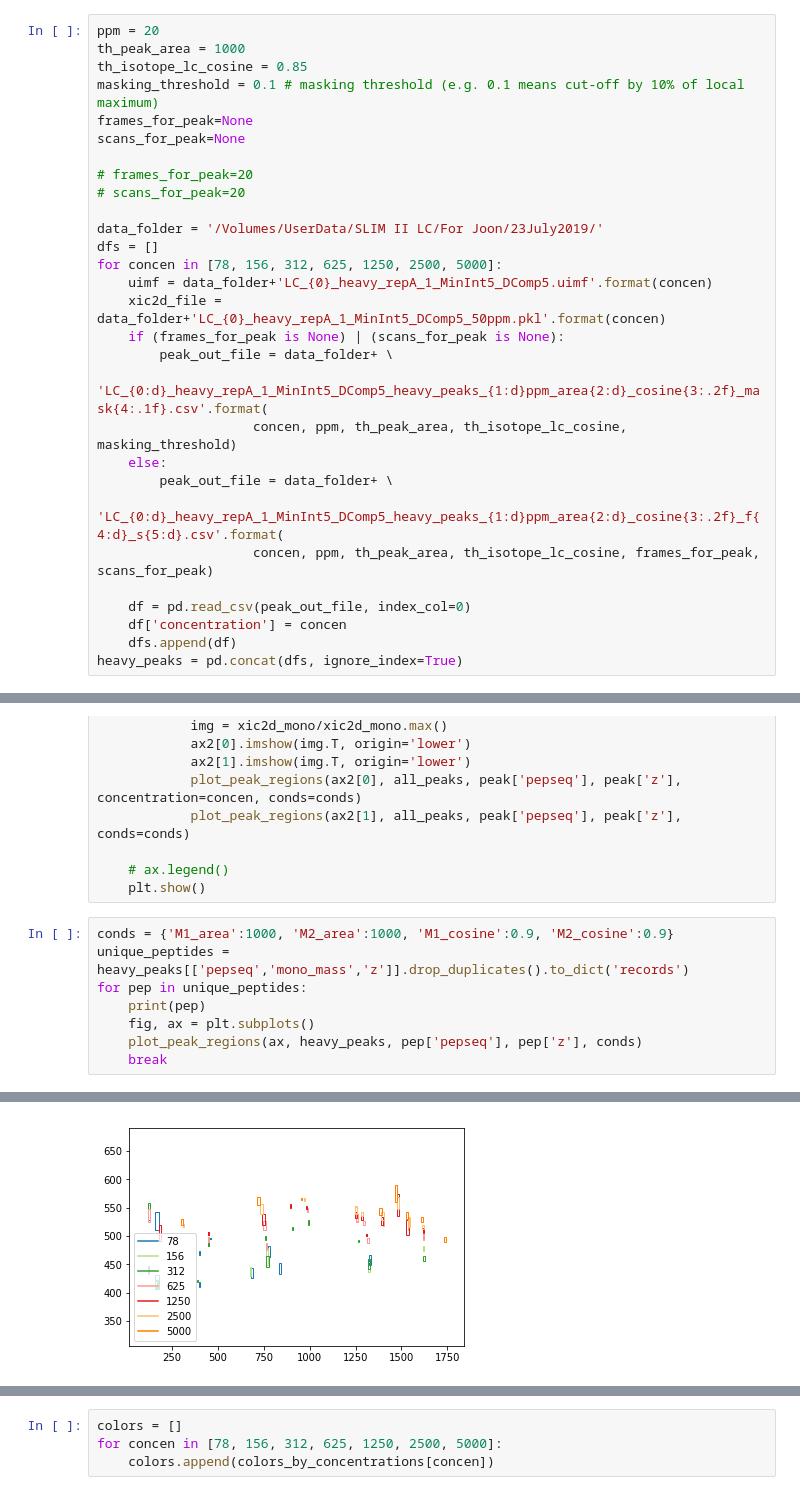
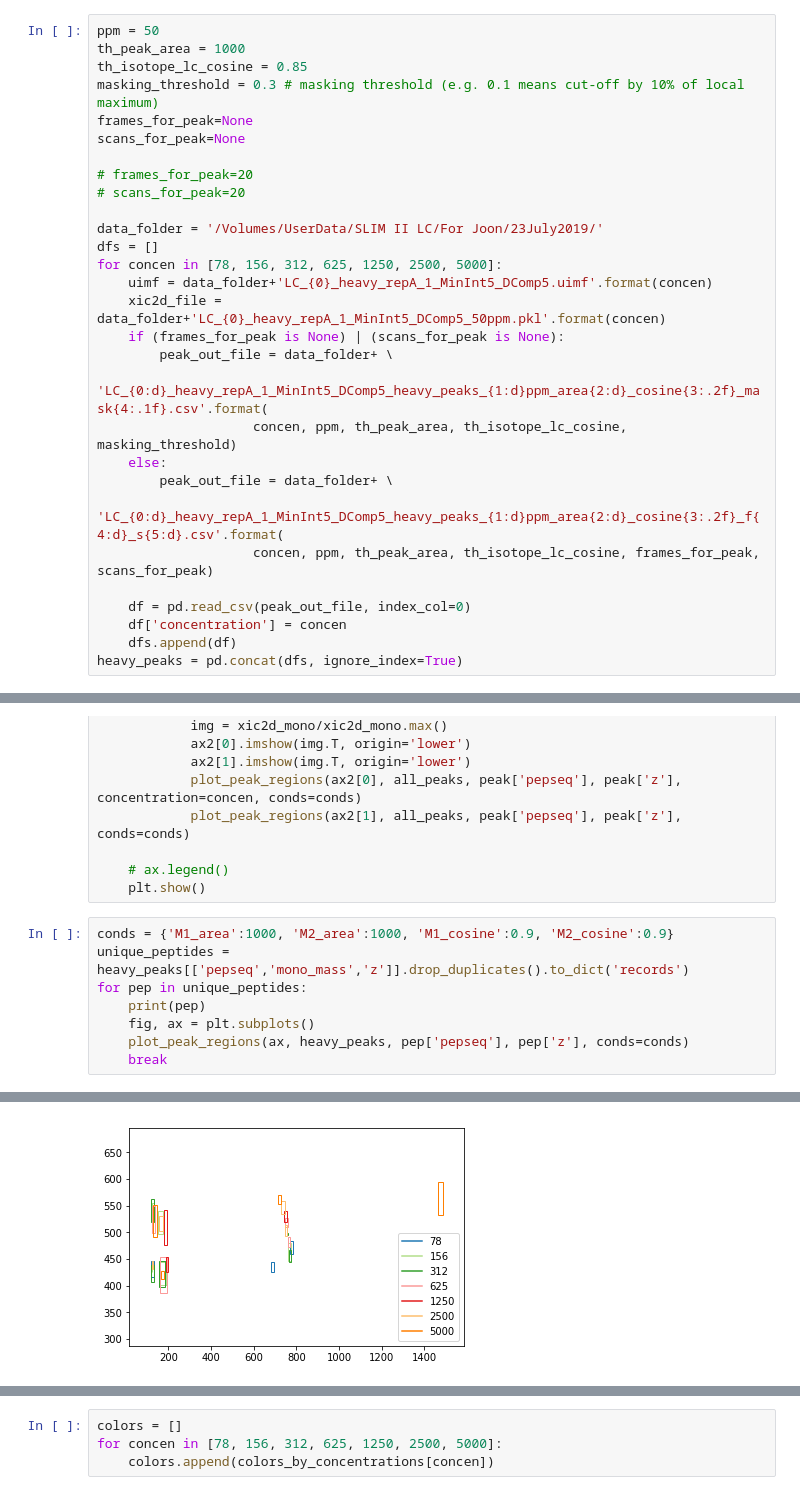
Before and after one commit to PNNL-Comp-Mass-Spec/TargetedLCSLIM, a Jupyter notebook: TargetLCVisualization.ipynb, the cells around one changed output, grey strips where cells are left out. Drawn from its saved outputs; the diff is of its cells as text.

```diff
--- a/TargetLCVisualization.ipynb
+++ b/TargetLCVisualization.ipynb
@@ -13,10 +13,10 @@ import pickle
 # %% [markdown]
 ## Read detected heavy peaks
 # %%
-ppm = 20
+ppm = 50
 th_peak_area = 1000
 th_isotope_lc_cosine = 0.85
-masking_threshold = 0.1 # masking threshold (e.g. 0.1 means cut-off by 10% of local maximum)
+masking_threshold = 0.3 # masking threshold (e.g. 0.1 means cut-off by 10% of local maximum)
 frames_for_peak=None
 scans_for_peak=None
 
@@ -169,7 +169,7 @@ unique_peptides = heavy_peaks[['pepseq','mono_mass','z']].drop_duplicates().to_d
 for pep in unique_peptides:
     print(pep)
     fig, ax = plt.subplots()
-    plot_peak_regions(ax, heavy_peaks, pep['pepseq'], pep['z'], conds)
+    plot_peak_regions(ax, heavy_peaks, pep['pepseq'], pep['z'], conds=conds)
     break
 # %% [output]
 {'pepseq': 'TLEPVKPPTVPNDY[+80]MTSPAR[+10]', 'mono_mass': 1152.054478, 'z': 2}
@@ -176,4 +192,4 @@ for pep in unique_peptides:
-[figure, old version]
+[figure, new version]
 # %%
 uimf_files = []
 xic_by_mzbin_objs = []
```
Also changed, not shown: parts of 4 cells of this notebook, 4 other files.
